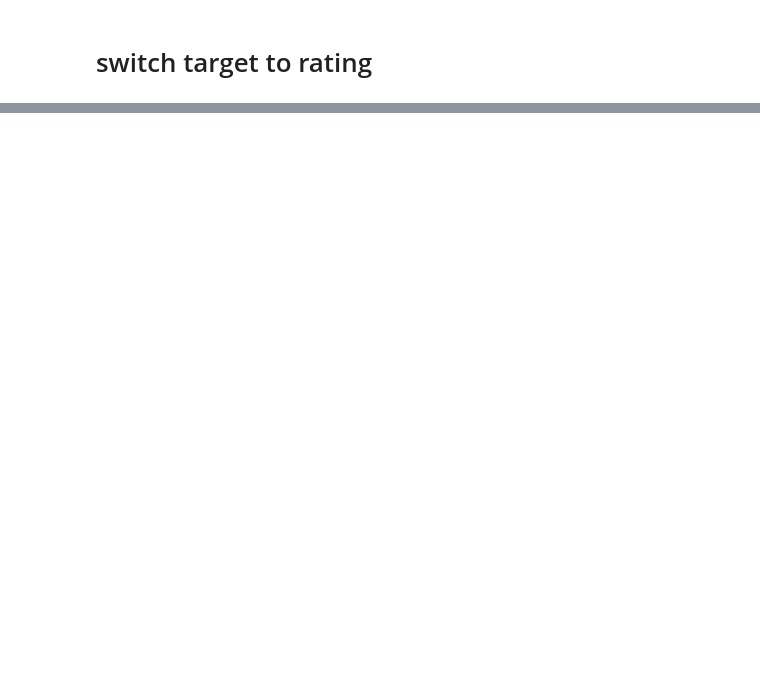
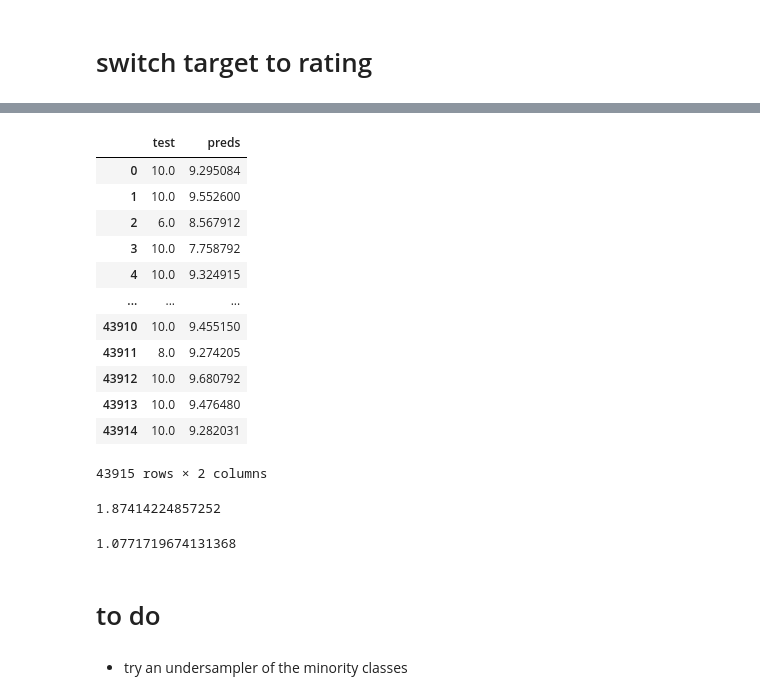
Before and after one commit to gabylorenzi/rtr_analysis, a Jupyter notebook: rtr-analysis.ipynb, the cells around one changed output, grey strips where cells are left out. Saved outputs shown, nothing was run; the diff lists cells and outputs as text; code cells hidden in the pictures; blank space fills up the shorter version.

```diff
--- a/rtr-analysis.ipynb
+++ b/rtr-analysis.ipynb
@@ -631,0 +691,24 @@ rtr
+# %%
+preds_rating = model_rating.predict(X_test)
+# %%
+rating_results = pd.DataFrame(data = y_test, columns=['test'])
+# %%
+rating_results['test'] = list(y_test)
+# %%
+rating_results['preds'] = list(preds_rating)
+# %%
+rating_results
+# %% [output]
+|  | test | preds |
+| 0 | 10.0 | 9.295084 |
+| 1 | 10.0 | 9.552600 |
+| 2 | 6.0 | 8.567912 |
+| 3 | 10.0 | 7.758792 |
+| 4 | 10.0 | 9.324915 |
+| ... | ... | ... |
+| 43910 | 10.0 | 9.455150 |
+| 43911 | 8.0 | 9.274205 |
+| 43912 | 10.0 | 9.680792 |
+| 43913 | 10.0 | 9.476480 |
+| 43914 | 10.0 | 9.282031 |
+43915 rows × 2 columns
@@ -631,0 +717,13 @@ rtr
+# %%
+mean_squared_error(rating_results['test'], rating_results['preds'])
+# %% [output]
+1.87414224857252
+# %%
+from sklearn.metrics import mean_absolute_error
+mean_absolute_error(rating_results['test'], rating_results['preds'])
+# %% [output]
+1.0771719674131368
+# %% [markdown]
+# to do
+# %% [markdown]
+* try an undersampler of the minority classes
```
Also changed, not shown: parts of 19 cells of this notebook.
